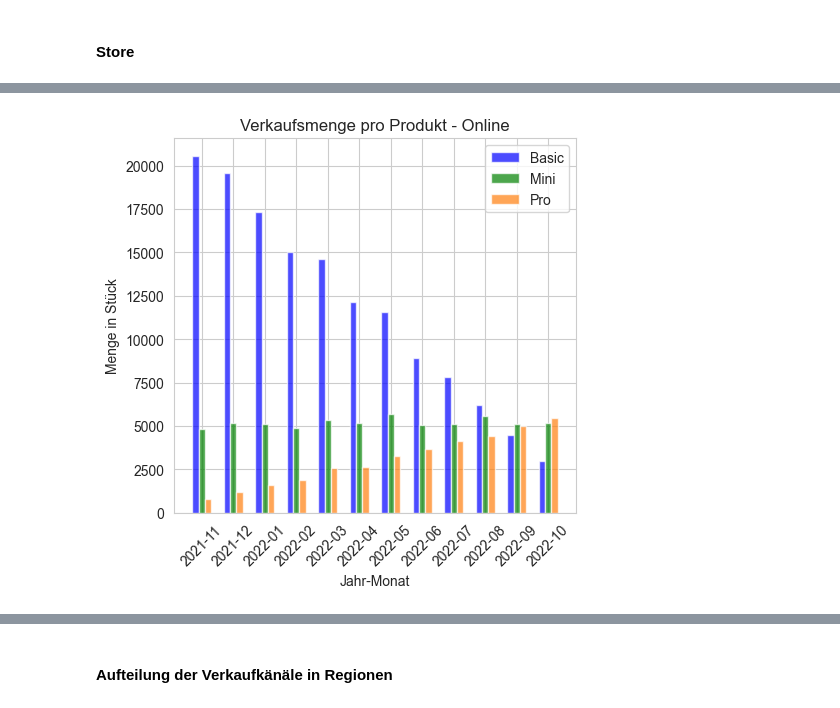
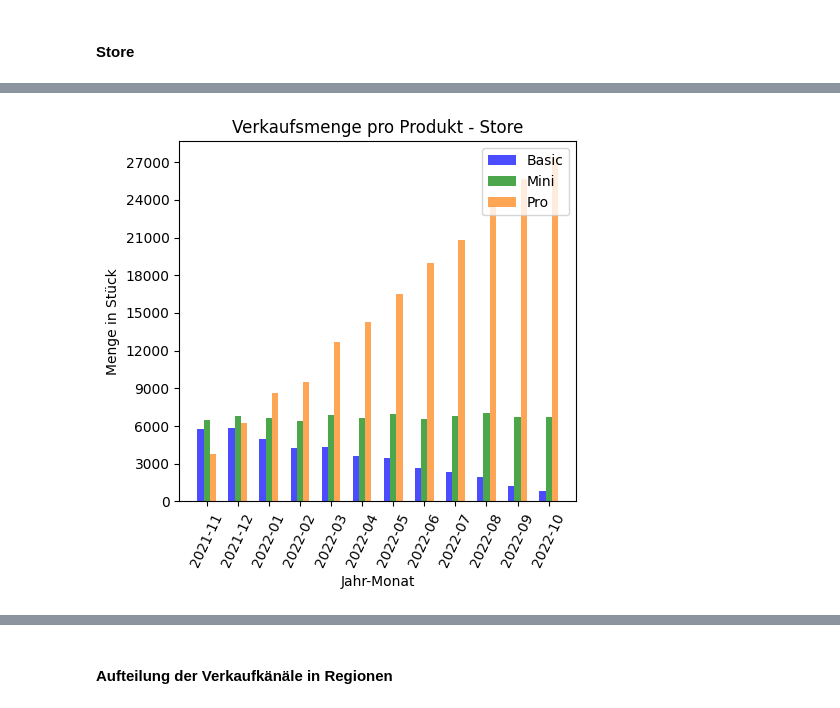
Before and after one commit to AliBenBali/TabletGmbHProjekt, a Jupyter notebook: Fallstudie_Novakovic_Elbers_Cicek_Barberi.ipynb, the cells around one changed output, grey strips where cells are left out. Cells and saved outputs as stored; diff of their text form; code cells hidden in the pictures.

```diff
--- a/Fallstudie_Novakovic_Elbers_Cicek_Barberi.ipynb
+++ b/Fallstudie_Novakovic_Elbers_Cicek_Barberi.ipynb
@@ -1304,101 +1419,41 @@ df_sales_store_pro_monthly['date'] = df_sales_store_pro_monthly['date'].dt.to_ti
 # %%
-# Set the size of the plot
+# Setze die größe des Plots
 plt.figure(figsize=(5, 5))
 
-# Extract year and month from the 'date' column
+# Jahr und Monat aus der Spalte "Datum" extrahieren
 df_sales_online_monthly['year_month'] = df_sales_online_monthly['date'].dt.strftime('%Y-%m')
 
-# Create a list of unique year_month values for x-axis
+# Erstellen einer Liste eindeutiger Jahr/Monat-Werte für die x-Achse
 x_labels = df_sales_online_monthly['year_month'].unique()
 x = np.arange(len(df_sales_online_monthly['date']))
 
-# Define the width for each bar
+# Definieren Sie die Breite für jeden Balken
 bar_width = 0.2
 
-# Create the bar plots for each sales channel
-plt.bar(x - bar_width, df_sales_online_basic_monthly['amount'], width=bar_width, label='Basic', color='b', alpha=0.7)
-plt.bar(x, df_sales_online_mini_monthly['amount'], width=bar_width, label='Mini', color='g', alpha=0.7)
-plt.bar(x + bar_width, df_sales_online_pro_monthly['amount'], width=bar_width, label='Pro', color='tab:orange', alpha=0.7)
-
-# Enhance the plot with titles and labels
-plt.title('Verkaufsmenge pro Produkt - Online')
-plt.xlabel('Jahr-Monat')
-plt.ylabel('Menge in Stück')
-
-# Set x-axis ticks and labels to be the dates
-plt.xticks(x, x_labels, rotation=45)
-
-# Add legend
-plt.legend(loc='upper right')
-
-# Show the plot
-plt.tight_layout()
-plt.show()
-
-# Set the size of the plot
-plt.figure(figsize=(5, 5))
-
-# Extract year and month from the 'date' column
-df_sales_online_monthly['year_month'] = df_sales_online_monthly['date'].dt.strftime('%Y-%m')
-
-# Create a list of unique year_month values for x-axis
-x_labels = df_sales_online_monthly['year_month'].unique()
-x = np.arange(len(df_sales_online_monthly['date']))
-
-# Define the width for each bar
-bar_width = 0.2
-
-# Create the bar plots for each sales channel
-plt.bar(x - bar_width, df_sales_phone_basic_monthly['amount'], width=bar_width, label='Basic', color='b', alpha=0.7)
-plt.bar(x, df_sales_phone_mini_monthly['amount'], width=bar_width, label='Mini', color='g', alpha=0.7)
-plt.bar(x + bar_width, df_sales_phone_pro_monthly['amount'], width=bar_width, label='Pro', color='tab:orange', alpha=0.7)
-
-# Enhance the plot with titles and labels
-plt.title('Verkaufsmenge pro Produkt - Phone')
-plt.xlabel('Jahr-Monat')
-plt.ylabel('Menge in Stück')
-
-# Set x-axis ticks and labels to be the dates
-plt.xticks(x, x_labels, rotation=45)
-
-# Add legend
-plt.legend(loc='upper right')
-
-# Show the plot
-plt.tight_layout()
-plt.show()
-
-# Set the size of the plot
-plt.figure(figsize=(5, 5))
-
-# Extract year and month from the 'date' column
-df_sales_online_monthly['year_month'] = df_sales_online_monthly['date'].dt.strftime('%Y-%m')
-
-# Create a list of unique year_month values for x-axis
-x_labels = df_sales_online_monthly['year_month'].unique()
-x = np.arange(len(df_sales_online_monthly['date']))
-
-# Define the width for each bar
-bar_width = 0.2
-
-# Create the bar plots for each sales channel
+# Erstellen Sie die Balkendiagramme für jeden Vertriebskanal
 plt.bar(x - bar_width, df_sales_store_basic_monthly['amount'], width=bar_width, label='Basic', color='b', alpha=0.7)
 plt.bar(x, df_sales_store_mini_monthly['amount'], width=bar_width, label='Mini', color='g', alpha=0.7)
 plt.bar(x + bar_width, df_sales_store_pro_monthly['amount'], width=bar_width, label='Pro', color='tab:orange', alpha=0.7)
 
-# Enhance the plot with titles and labels
+# Verbessern Sie die Darstellung mit Titeln und Beschriftungen
 plt.title('Verkaufsmenge pro Produkt - Store')
 plt.xlabel('Jahr-Monat')
 plt.ylabel('Menge in Stück')
 
-# Set x-axis ticks and labels to be the dates
+# Zecken und Beschriftungen der x-Achse als Datum festlegen
 plt.xticks(x, x_labels, rotation=45)
 
-# Add legend
+# Setze das maximum der y-achse
+max = 30000
+ticks = max / 10
+plt.xticks(rotation = 65)
+plt.yticks(np.arange(0, max, ticks))
+
+# Legende hinzufügen
 plt.legend(loc='upper right')
 
-# Show the plot
+# Zeigen Sie den Plot
 plt.tight_layout()
 plt.show()
 # %% [output]
-[figure, old version]
+[figure, new version]
```
Also changed, not shown: parts of 71 cells of this notebook.
